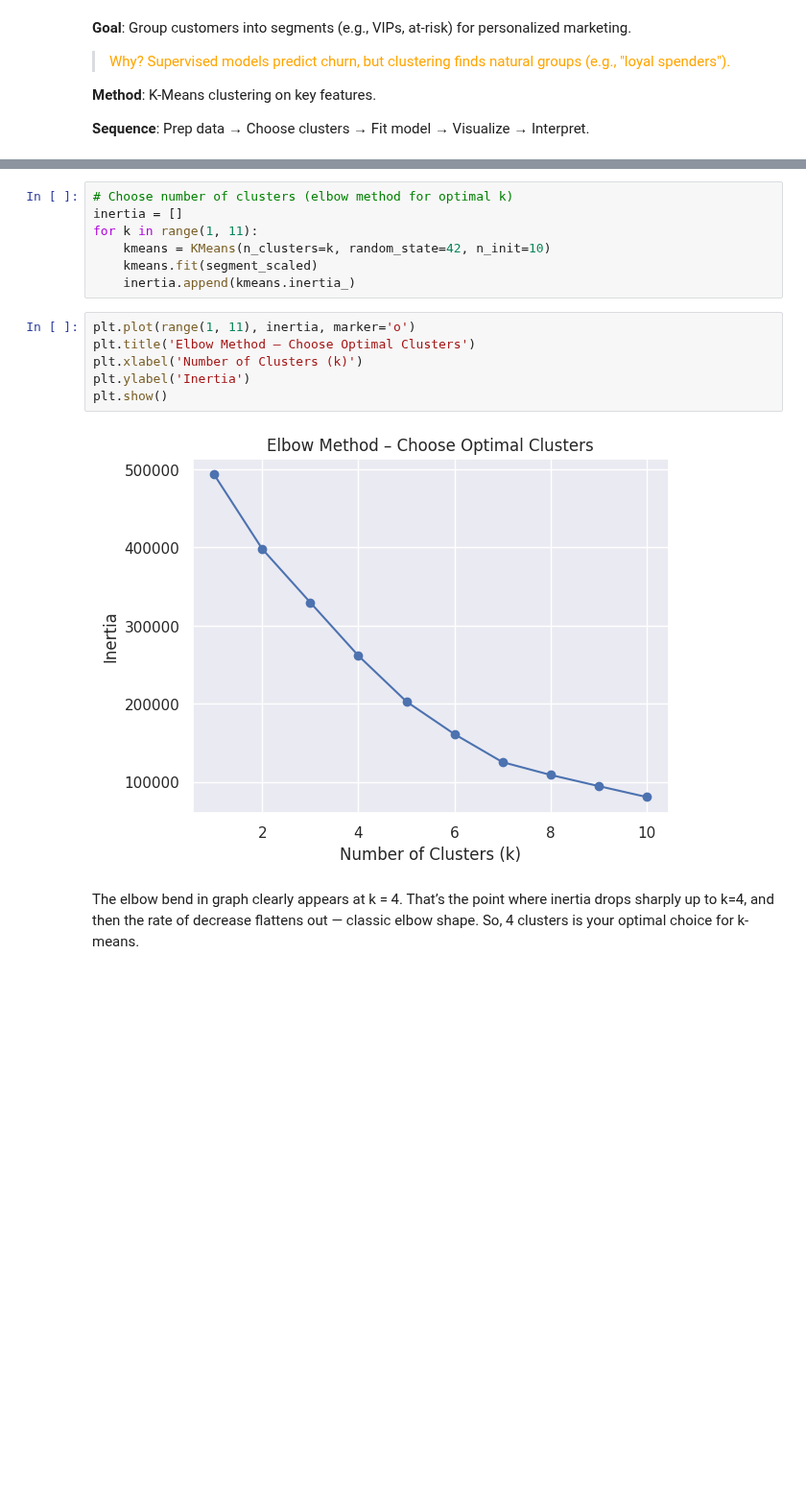
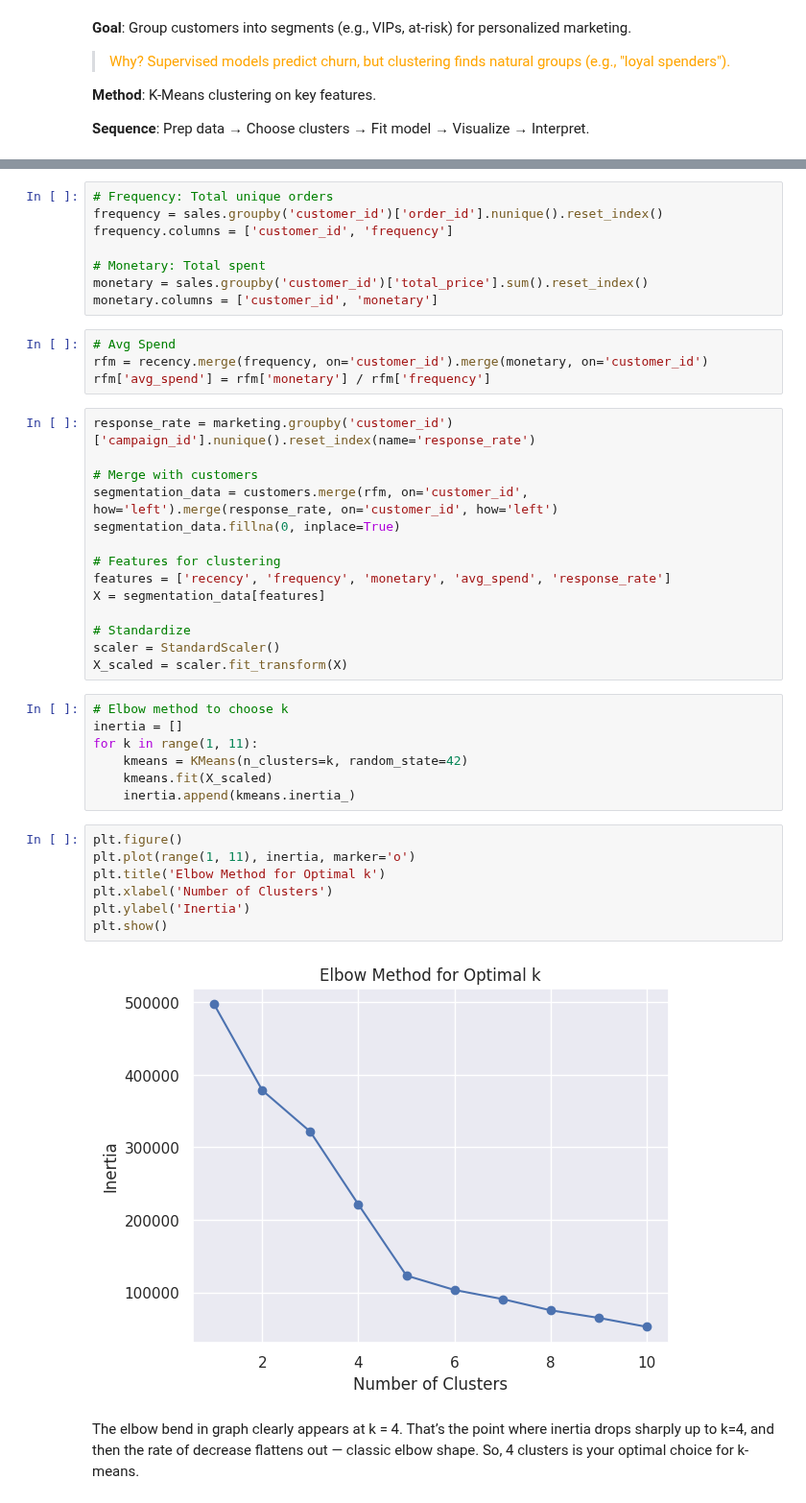
Before and after one commit to Kanakbaghel/Capstone_Project, a Jupyter notebook: Scripts/P3 : Retailsmart Advanced Analytics.ipynb, the cells around one changed output, grey strips where cells are left out. Shown at 96% size. Saved outputs shown, nothing was run; the diff lists cells and outputs as text; blank space fills up the shorter version.

```diff
--- a/Scripts/P3 : Retailsmart Advanced Analytics.ipynb
+++ b/Scripts/P3 : Retailsmart Advanced Analytics.ipynb
@@ -138,18 +122,45 @@ segment_scaled = scaler.fit_transform(segment_features)
+# %%
+# Frequency: Total unique orders
+frequency = sales.groupby('customer_id')['order_id'].nunique().reset_index()
+frequency.columns = ['customer_id', 'frequency']
+
+# Monetary: Total spent
+monetary = sales.groupby('customer_id')['total_price'].sum().reset_index()
+monetary.columns = ['customer_id', 'monetary']
+# %%
+# Avg Spend
+rfm = recency.merge(frequency, on='customer_id').merge(monetary, on='customer_id')
+rfm['avg_spend'] = rfm['monetary'] / rfm['frequency']
+# %%
+response_rate = marketing.groupby('customer_id')['campaign_id'].nunique().reset_index(name='response_rate')
+
+# Merge with customers
+segmentation_data = customers.merge(rfm, on='customer_id', how='left').merge(response_rate, on='customer_id', how='left')
+segmentation_data.fillna(0, inplace=True)
+
+# Features for clustering
+features = ['recency', 'frequency', 'monetary', 'avg_spend', 'response_rate']
+X = segmentation_data[features]
+
+# Standardize
+scaler = StandardScaler()
+X_scaled = scaler.fit_transform(X)
 # %%
-# Choose number of clusters (elbow method for optimal k)
+# Elbow method to choose k
 inertia = []
 for k in range(1, 11):
-    kmeans = KMeans(n_clusters=k, random_state=42, n_init=10)
-    kmeans.fit(segment_scaled)
+    kmeans = KMeans(n_clusters=k, random_state=42)
+    kmeans.fit(X_scaled)
     inertia.append(kmeans.inertia_)
 # %%
+plt.figure()
 plt.plot(range(1, 11), inertia, marker='o')
-plt.title('Elbow Method – Choose Optimal Clusters')
-plt.xlabel('Number of Clusters (k)')
+plt.title('Elbow Method for Optimal k')
+plt.xlabel('Number of Clusters')
 plt.ylabel('Inertia')
 plt.show()
 # %% [output]
-[figure, old version]
+[figure, new version]
 # %% [markdown]
 The elbow bend in graph clearly appears at k = 4. That’s the point where inertia drops sharply up to k=4, and then the rate of decrease flattens out — classic elbow shape. So, 4 clusters is your optimal choice for k-means.
 # %%
```
Also changed, not shown: parts of 47 cells of this notebook.
